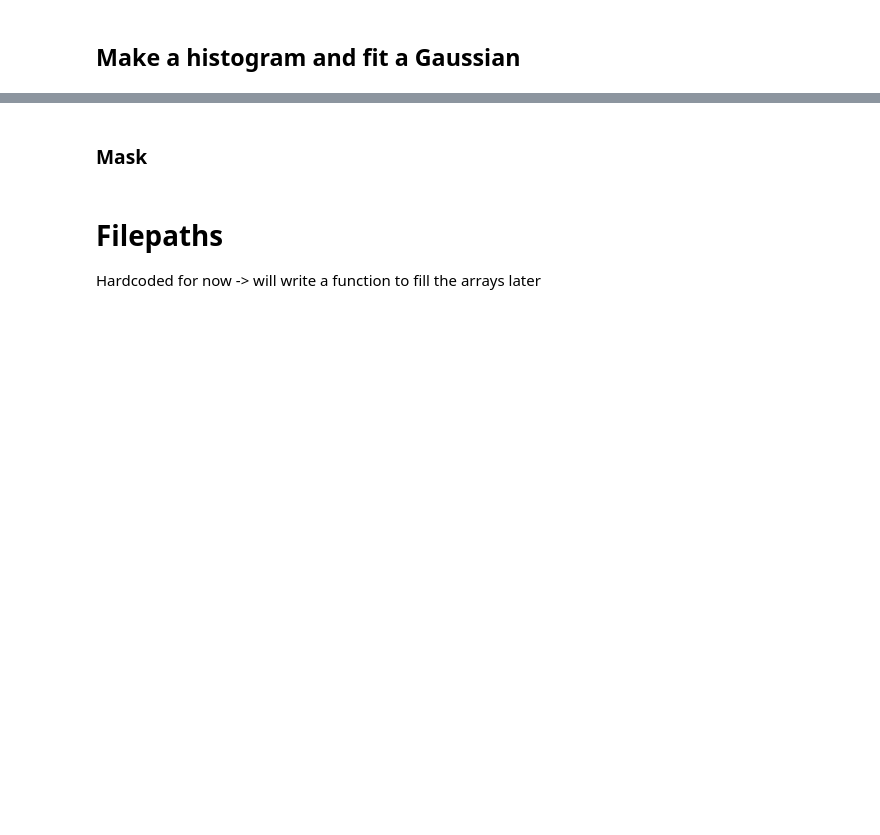
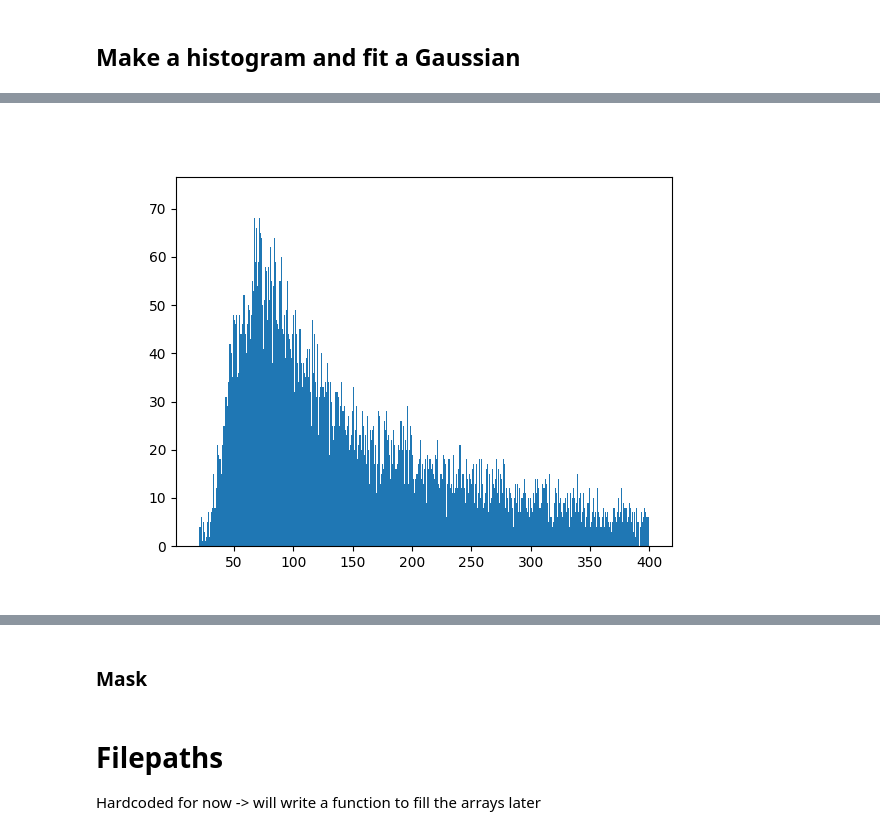
Before and after one commit to luisepevestorff/CheopsCosmics, a Jupyter notebook: Cheops_Cosmic_Clean.ipynb, the cells around one changed output, grey strips where cells are left out. Cells and saved outputs as stored; diff of their text form; code cells hidden in the pictures; blank space fills up the shorter version.

```diff
--- a/Cheops_Cosmic_Clean.ipynb
+++ b/Cheops_Cosmic_Clean.ipynb
@@ -116,7 +120,7 @@ plt.close()
 # %% [markdown]
 ## Lightcurve data
 # %%
-lightcurve = 'Data/visits/CH_PR149000_TG012001_TU2023-12-14T20-44-29_SCI_COR_Lightcurve-DEFAULT_V0300.fits'
+lightcurve = 'Data/visits/CH_PR149000_TG008901_TU2024-01-13T03-18-13_SCI_COR_Lightcurve-DEFAULT_V0300.fits'
 lightcurve_file = fits.open(lightcurve)
 lightcurve_data = lightcurve_file[1].data
 lightcurve_header = lightcurve_file[1].header
@@ -328,9 +342,11 @@ plt.close()
 # %%
 #cut off outliers until x=20 -> range now: 20 - 250
 
-flattened_Array_Gauss = [i for i in flattened_Array if (i >= 20) and (i <= 250)]
+flattened_Array_Gauss = [i for i in flattened_Array if (i >= 20) and (i <= 400)]
 
 plt.figure()
 plt.hist(flattened_Array_Gauss, bins=1000)
 plt.show()
+# %% [output]
+[figure, added]
 # %%
```
Also changed, not shown: parts of 13 cells of this notebook, 13 other files.
